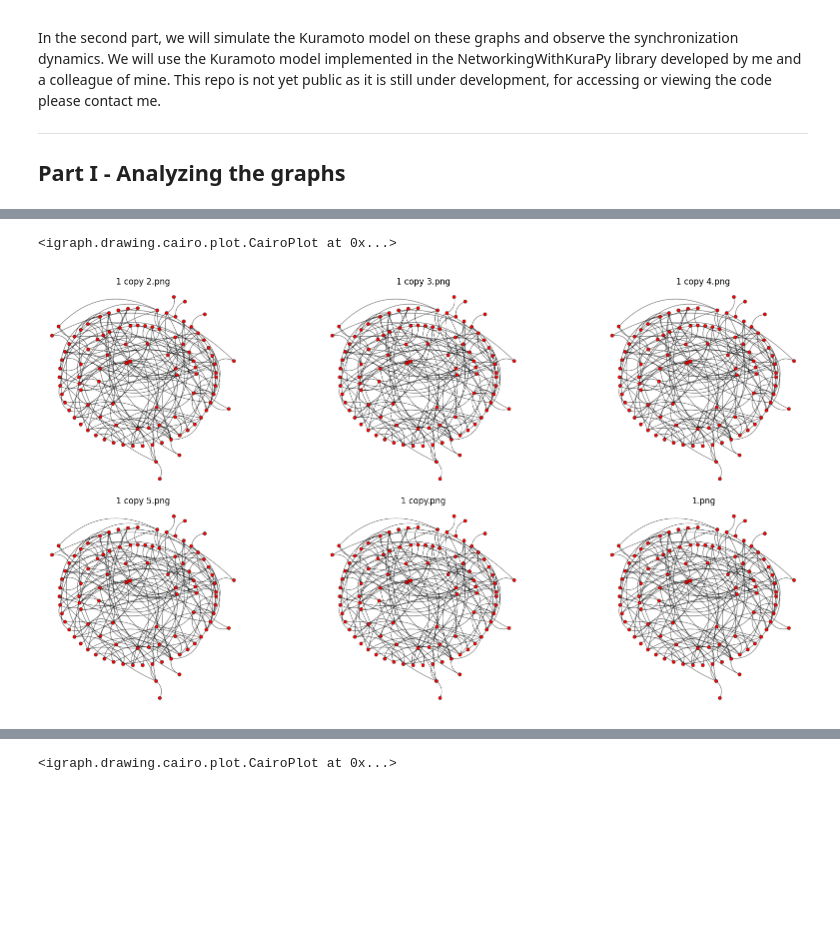
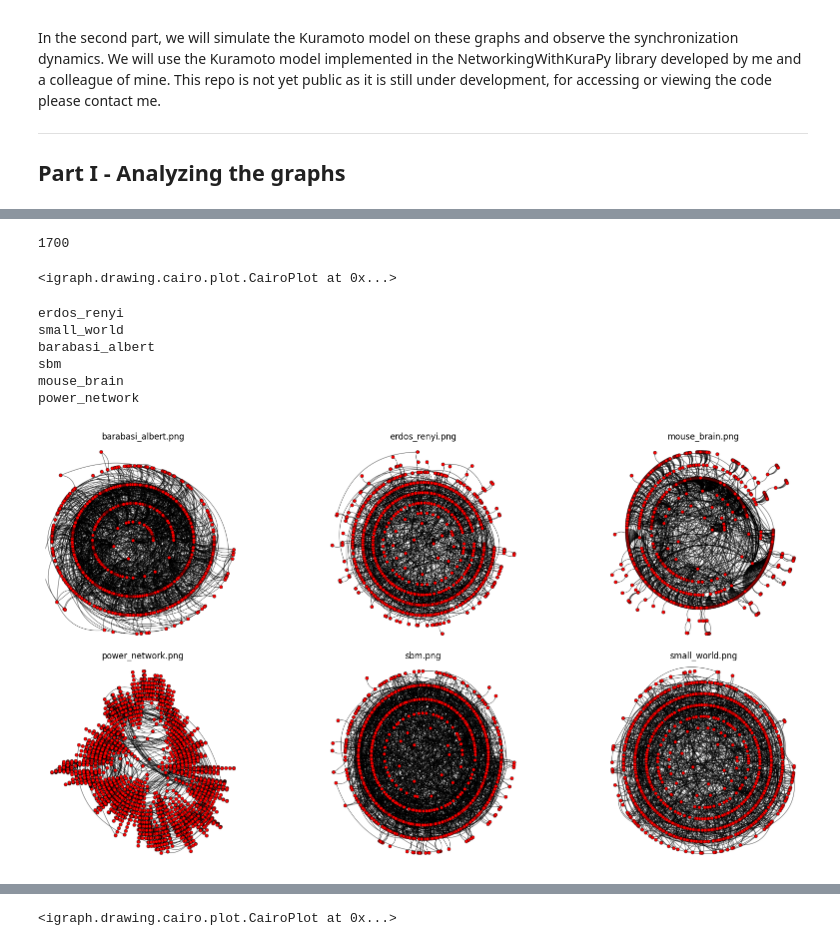
Before and after one commit to BKris2315/bioinsp_sys_project_2024, a Jupyter notebook: kuramoto_on_graphs.ipynb, the cells around one changed output, grey strips where cells are left out. Drawn from its saved outputs; the diff is of its cells as text; code cells hidden in the pictures; blank space fills up the shorter version.

```diff
--- a/kuramoto_on_graphs.ipynb
+++ b/kuramoto_on_graphs.ipynb
@@ -148 +195,5 @@ r['density']
+# %%
+erdos_renyi_graph.ecount()
+# %% [output]
+1700
 # %%
@@ -150,6 +201,21 @@ na.plot_graph(erdos_renyi_graph, savename='1.png', layout='rt_circular')
 # %% [output]
 <igraph.drawing.cairo.plot.CairoPlot at 0x...>
+# %%
+graph_result_container = {}
+for name , graph in graphs_collector.items():
+    print(name)
+    result = na.get_basic_properties(graph)
+    graph_result_container[name] = result
+
+    na.plot_graph(graph, savename=f'graphs/{name}.png', layout='rt_circular')
+# %% [output]
+erdos_renyi
+small_world
+barabasi_albert
+sbm
+mouse_brain
+power_network
 # %%
-na.plot_images_from_folder("test_imgs", subplot_ratio=(2, 3))
+na.plot_images_from_folder("graphs", subplot_ratio=(2, 3), savename="all_graphs.png")
 # %% [output]
-[figure, old version]
+[figure, new version]
```
Also changed, not shown: parts of 10 cells of this notebook, 12 other files.
